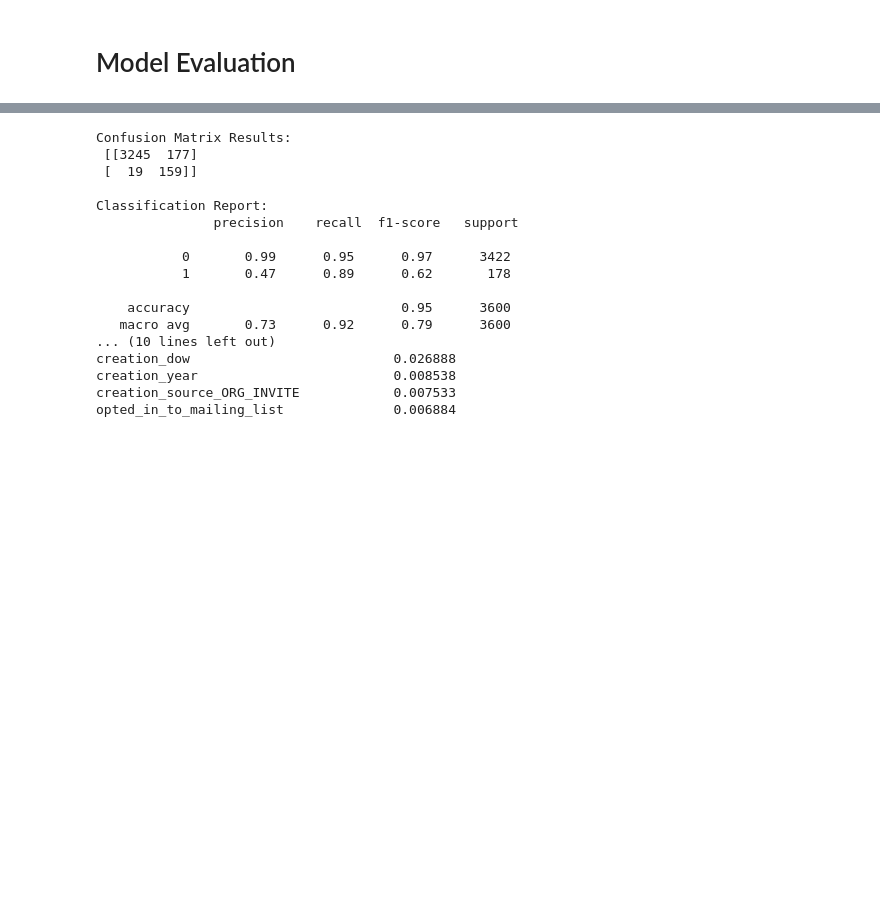
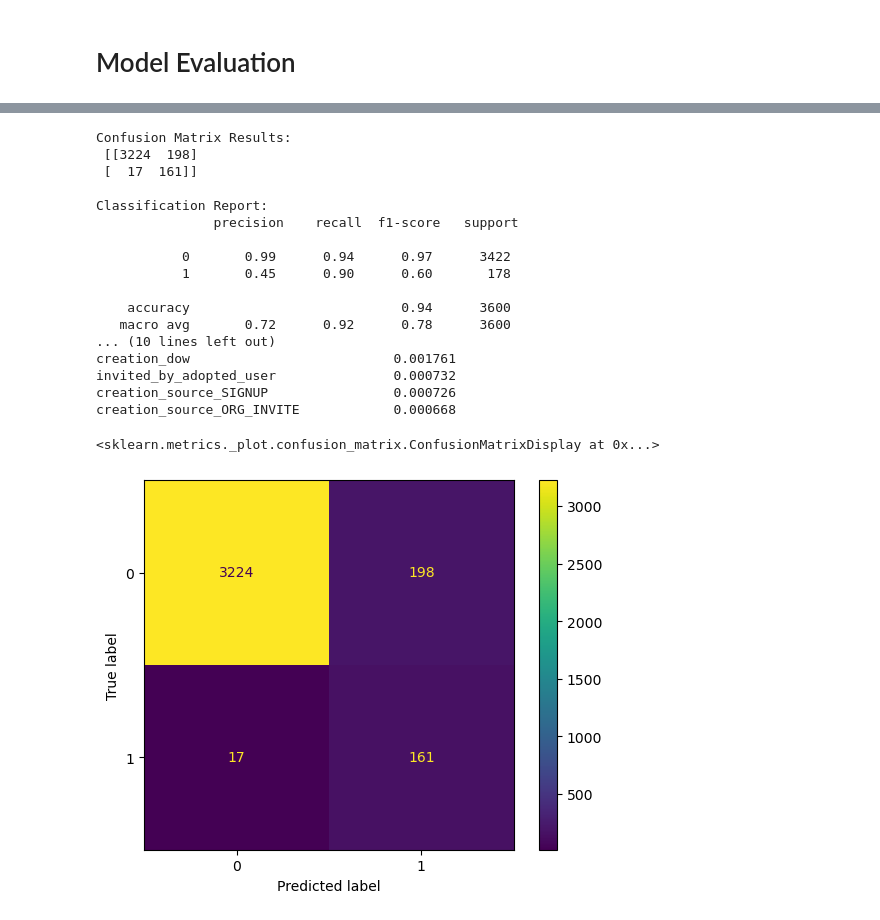
Before and after one commit to dezertdweller/springboard-data-science-projects, a Jupyter notebook: relax_challenge/relax_challenge_solution.ipynb, the cells around one changed output, grey strips where cells are left out. Saved outputs shown, nothing was run; the diff lists cells and outputs as text; code cells hidden in the pictures; blank space fills up the shorter version.

```diff
--- a/relax_challenge/relax_challenge_solution.ipynb
+++ b/relax_challenge/relax_challenge_solution.ipynb
@@ -1058,5 +1086,7 @@ results_df.sort_values('recall', ascending=False)
+# %%
+best_model_params = results_df.loc[7, 'best_params']
 # %%
-model = RandomForestClassifier(random_state=40)
+model = GradientBoostingClassifier(**best_model_params, random_state=40)
 model_fit = model.fit(X_train, y_train)
 
 y_pred = model_fit.predict(X_test)
@@ -1080,19 +1110,26 @@ print()
 print(model_important_features.head(10))
 # %% [output]
 Confusion Matrix Results:
- [[3245  177]
- [  19  159]]
+ [[3224  198]
+ [  17  161]]
 
 Classification Report:
                precision    recall  f1-score   support
 
-           0       0.99      0.95      0.97      3422
-           1       0.47      0.89      0.62       178
+           0       0.99      0.94      0.97      3422
+           1       0.45      0.90      0.60       178
 
-    accuracy                           0.95      3600
-   macro avg       0.73      0.92      0.79      3600
+    accuracy                           0.94      3600
+   macro avg       0.72      0.92      0.78      3600
 ... (10 lines left out)
-creation_dow                          0.026888
-creation_year                         0.008538
-creation_source_ORG_INVITE            0.007533
-opted_in_to_mailing_list              0.006884
+creation_dow                          0.001761
+invited_by_adopted_user               0.000732
+creation_source_SIGNUP                0.000726
+creation_source_ORG_INVITE            0.000668
+# %%
+from sklearn.metrics import ConfusionMatrixDisplay
+cm_display = ConfusionMatrixDisplay(confusion_matrix = conf_matrix, display_labels = [0, 1])
+cm_display.plot()
+# %% [output]
+<sklearn.metrics._plot.confusion_matrix.ConfusionMatrixDisplay at 0x...>
+[figure, added]
```
Also changed, not shown: parts of 7 cells of this notebook.
